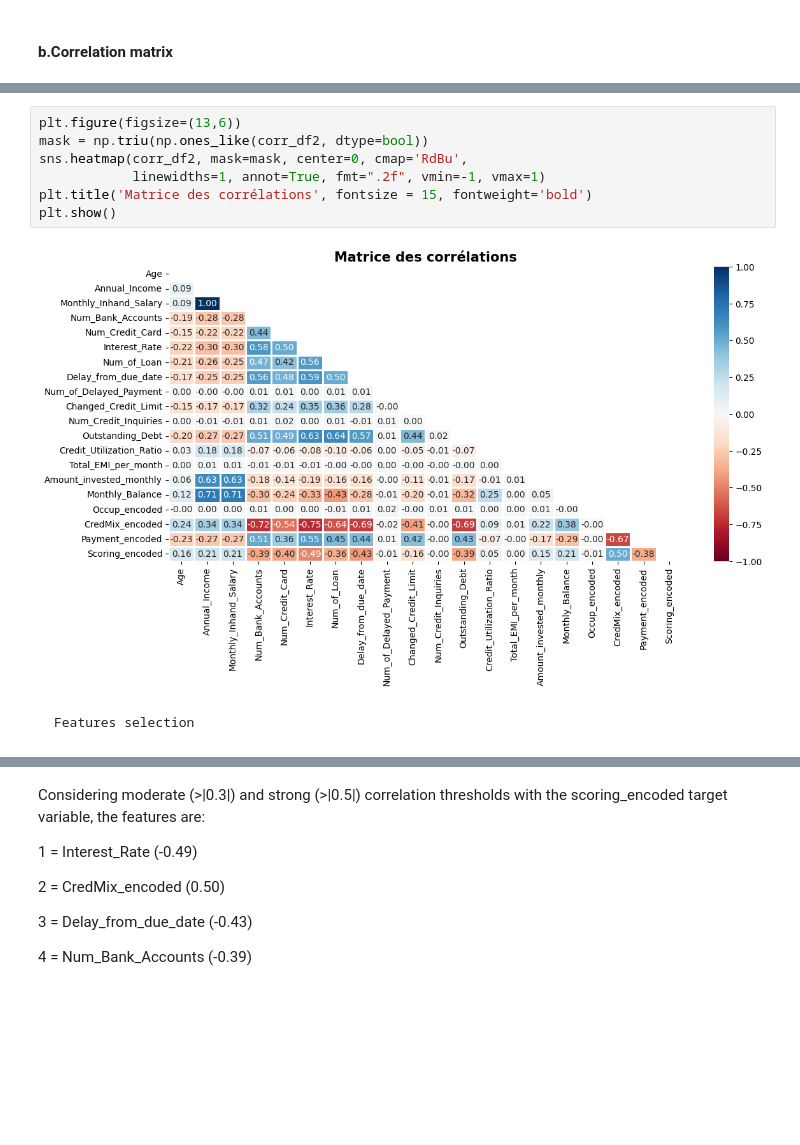
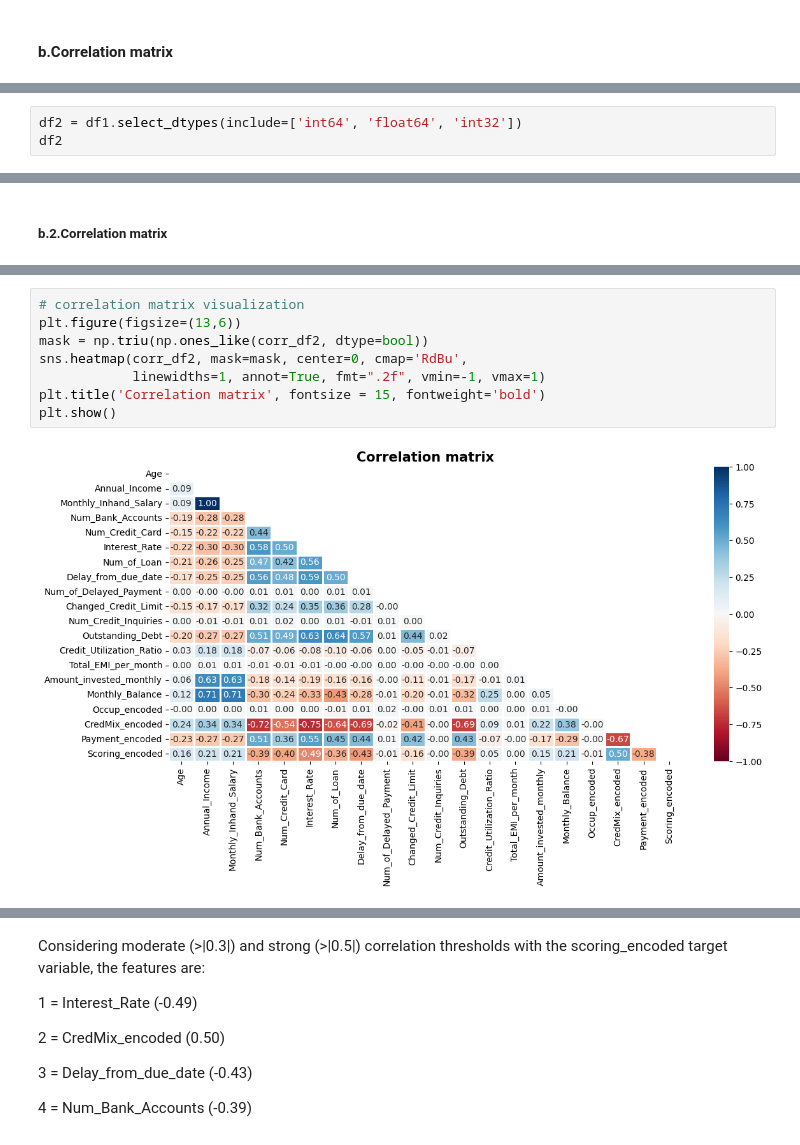
Before and after one commit to MichAdeola/Credit_Score_Classification, a Jupyter notebook: CreditScoring.ipynb, the cells around one changed output, grey strips where cells are left out. Saved outputs shown, nothing was run; the diff lists cells and outputs as text; blank space fills up the shorter version.

```diff
--- a/CreditScoring.ipynb
+++ b/CreditScoring.ipynb
@@ -757,0 +765,3 @@ df2 = df1[[
+# %%
+df2 = df1.select_dtypes(include=['int64', 'float64', 'int32'])
+df2
@@ -775,6 +810,8 @@ df2.describe().T
 | CredMix_encoded | 100000.0 | 1.066160 | 0.732904 | 0.000000 | 1.000000 | 1.000000 | 2.000000 | 2.000000 |
 | Payment_encoded | 100000.0 | 0.523260 | 0.499461 | 0.000000 | 0.000000 | 1.000000 | 1.000000 | 1.000000 |
 | Scoring_encoded | 100000.0 | 0.888300 | 0.675120 | 0.000000 | 0.000000 | 1.000000 | 1.000000 | 2.000000 |
+# %% [markdown]
+##### b.2.Correlation matrix
 # %%
 corr_df2 = df2.corr(method="pearson").round(2)
 corr_df2
@@ -797,13 +834,12 @@ corr_df2
 | Payment_encoded | -0.23 | -0.27 | -0.27 | 0.51 | 0.36 | 0.55 | ... |
 | Scoring_encoded | 0.16 | 0.21 | 0.21 | -0.39 | -0.40 | -0.49 | ... |
 # %%
+# correlation matrix visualization
 plt.figure(figsize=(13,6))
 mask = np.triu(np.ones_like(corr_df2, dtype=bool))
 sns.heatmap(corr_df2, mask=mask, center=0, cmap='RdBu',
             linewidths=1, annot=True, fmt=".2f", vmin=-1, vmax=1)
-plt.title('Matrice des corrélations', fontsize = 15, fontweight='bold')
+plt.title('Correlation matrix', fontsize = 15, fontweight='bold')
 plt.show()
 # %% [output]
-[figure, old version]
+[figure, new version]
-# %% [markdown]
-    Features selection
```
Also changed, not shown: parts of 175 cells of this notebook.
